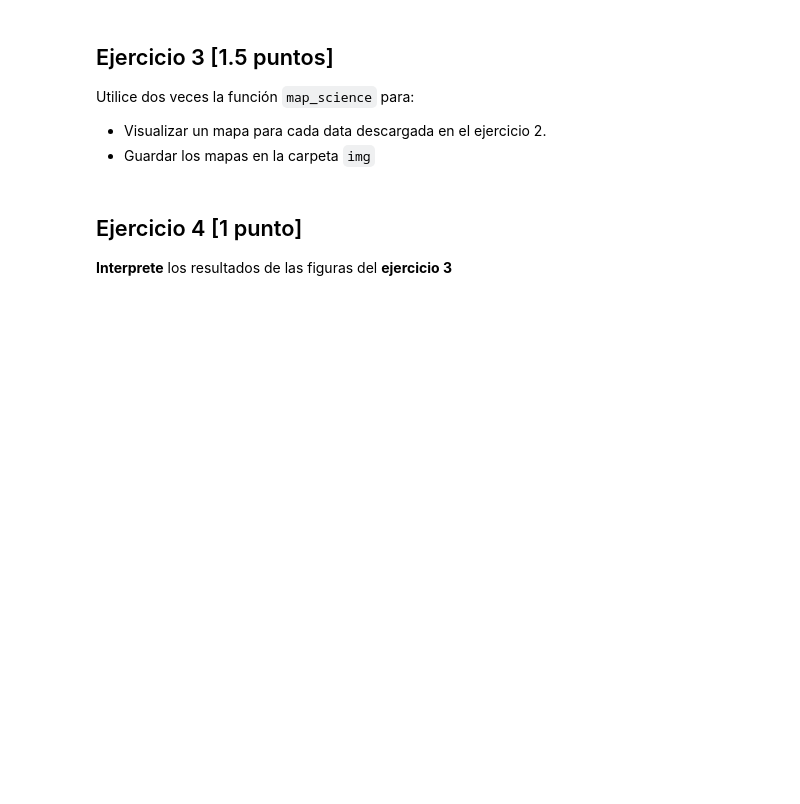
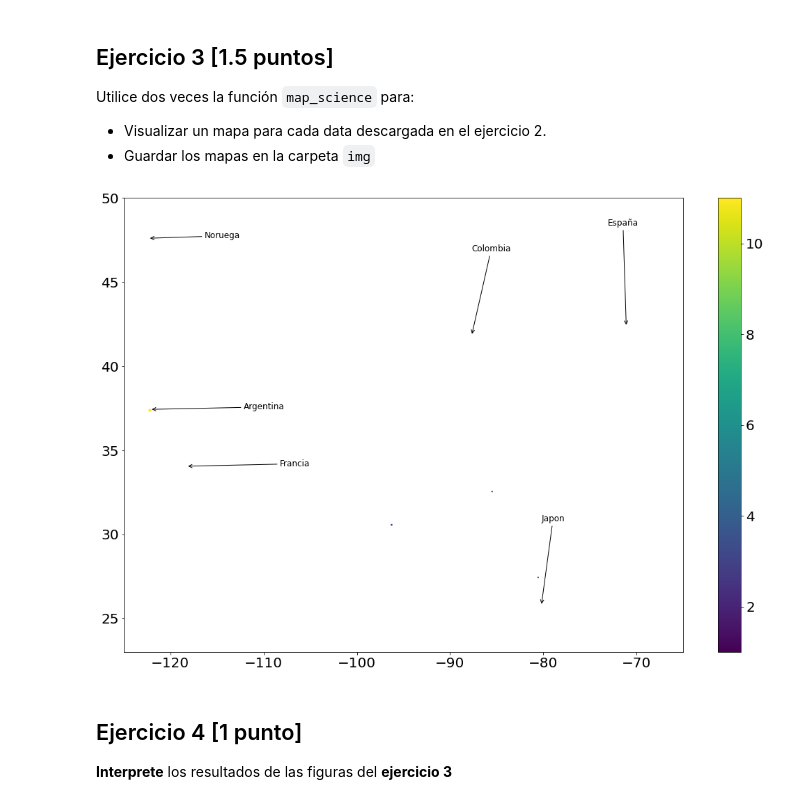
Before and after one commit to akthezve/EXAMEN_PARCIAL2, a Jupyter notebook: Akira_2022I_GBI6_ExamenPython.ipynb, the cells around one changed output. Cells and saved outputs as stored; diff of their text form; code cells hidden in the pictures; blank space fills up the shorter version.

````diff
--- a/Akira_2022I_GBI6_ExamenPython.ipynb
+++ b/Akira_2022I_GBI6_ExamenPython.ipynb
@@ -93,7 +93,9 @@
 - Guardar los mapas en la carpeta ```img```
 # %%
 # Escriba aquí su código para el ejercicio 3
-miningscience.map_science("data/pubmed_results.txt")
+mcs.map_science("data/pubmed_results.txt")
+# %% [output]
+[figure, added]
 # %% [markdown]
 ## Ejercicio 4 [1 punto]
 
````
Also changed, not shown: parts of 1 cell of this notebook, 1 other file.
